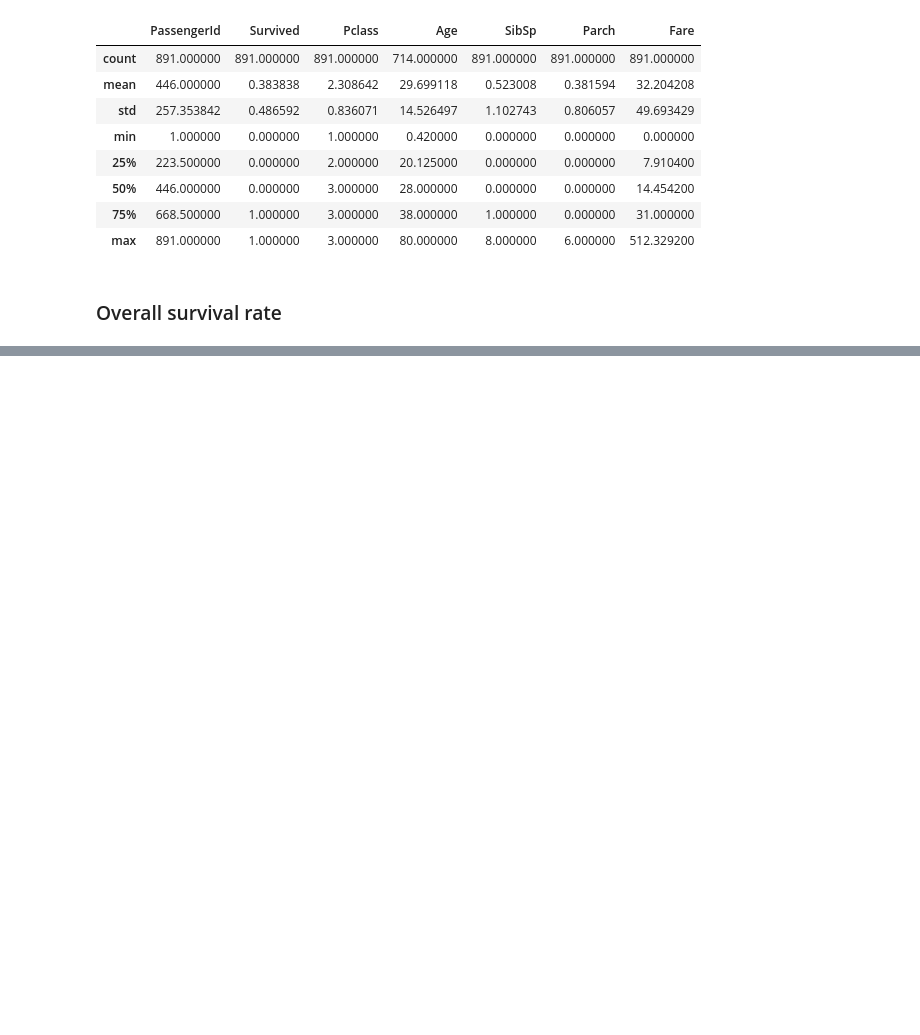
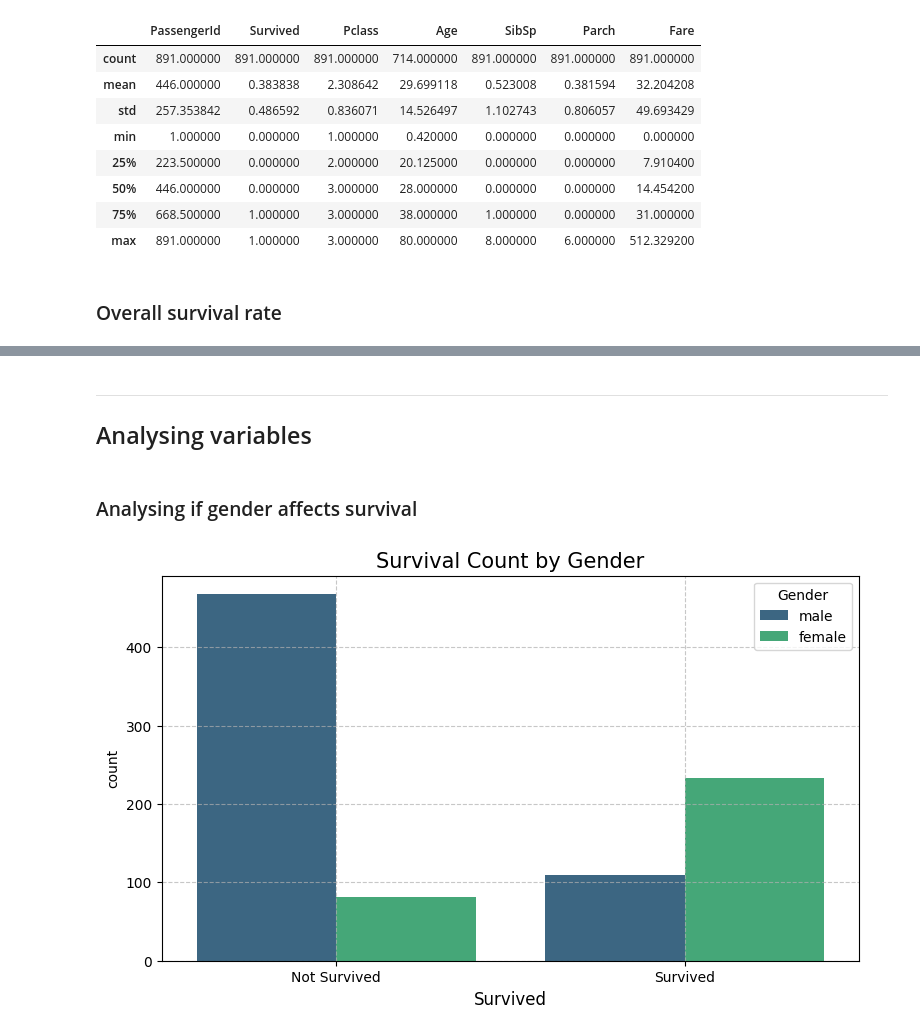
Before and after one commit to cadzchua/SC1015-Mini-Project, a Jupyter notebook: miniproject.ipynb, the cells around one changed output, grey strips where cells are left out. Drawn from its saved outputs; the diff is of its cells as text; code cells hidden in the pictures; blank space fills up the shorter version.

```diff
--- a/miniproject.ipynb
+++ b/miniproject.ipynb
@@ -264,0 +166,16 @@ plt.show()
+# %% [markdown]
+----
+## Analysing variables
+# %% [markdown]
+### Analysing if gender affects survival
+# %%
+plt.figure(figsize=(9, 5))
+sns.countplot(x='Survived', hue='Sex', data=df_train, palette='viridis')
+plt.title('Survival Count by Gender', fontsize=15)
+plt.xlabel('Survived', fontsize=12)
+plt.xticks([0, 1], ['Not Survived', 'Survived'])
+plt.legend(title='Gender')
+plt.grid(True, linestyle='--', alpha=0.7)
+plt.show()
+# %% [output]
+[figure, added]
```
Also changed, not shown: parts of 46 cells of this notebook.
